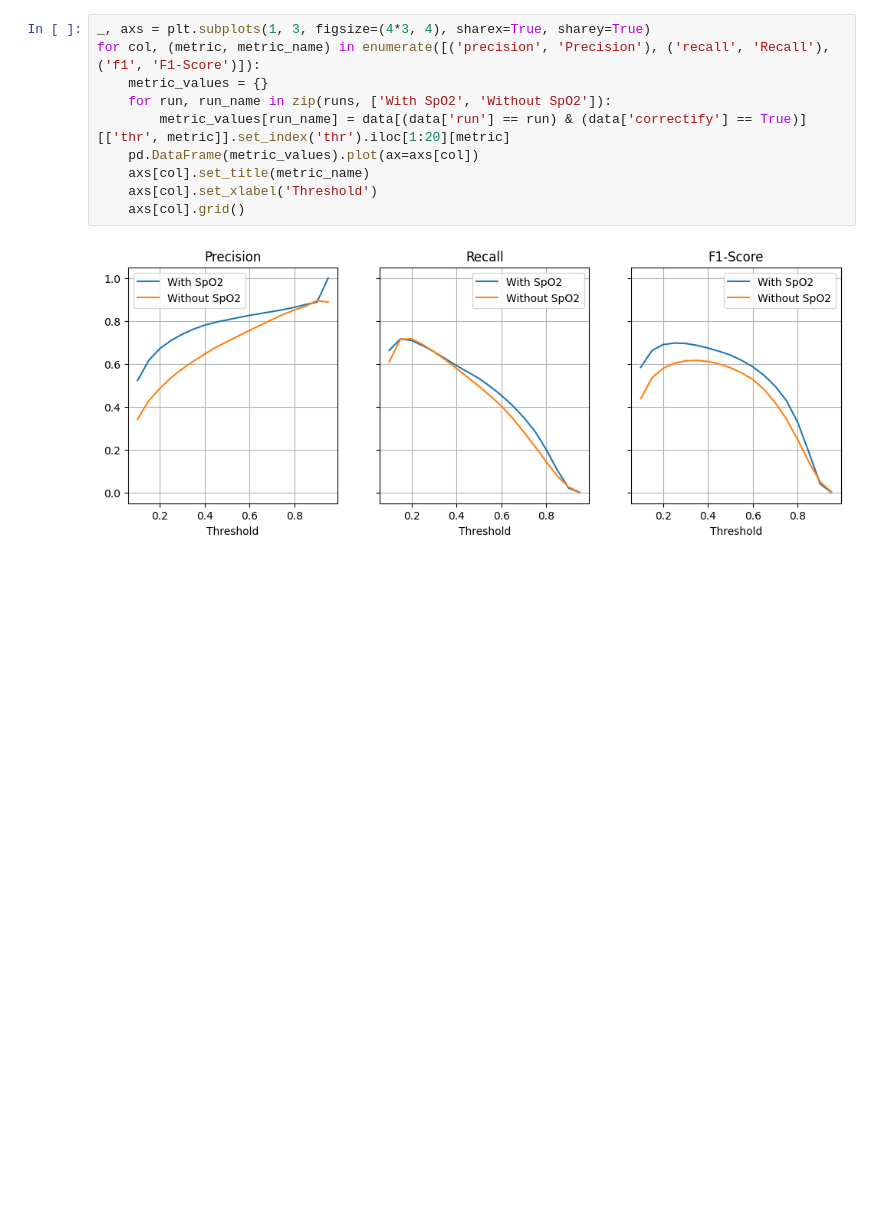
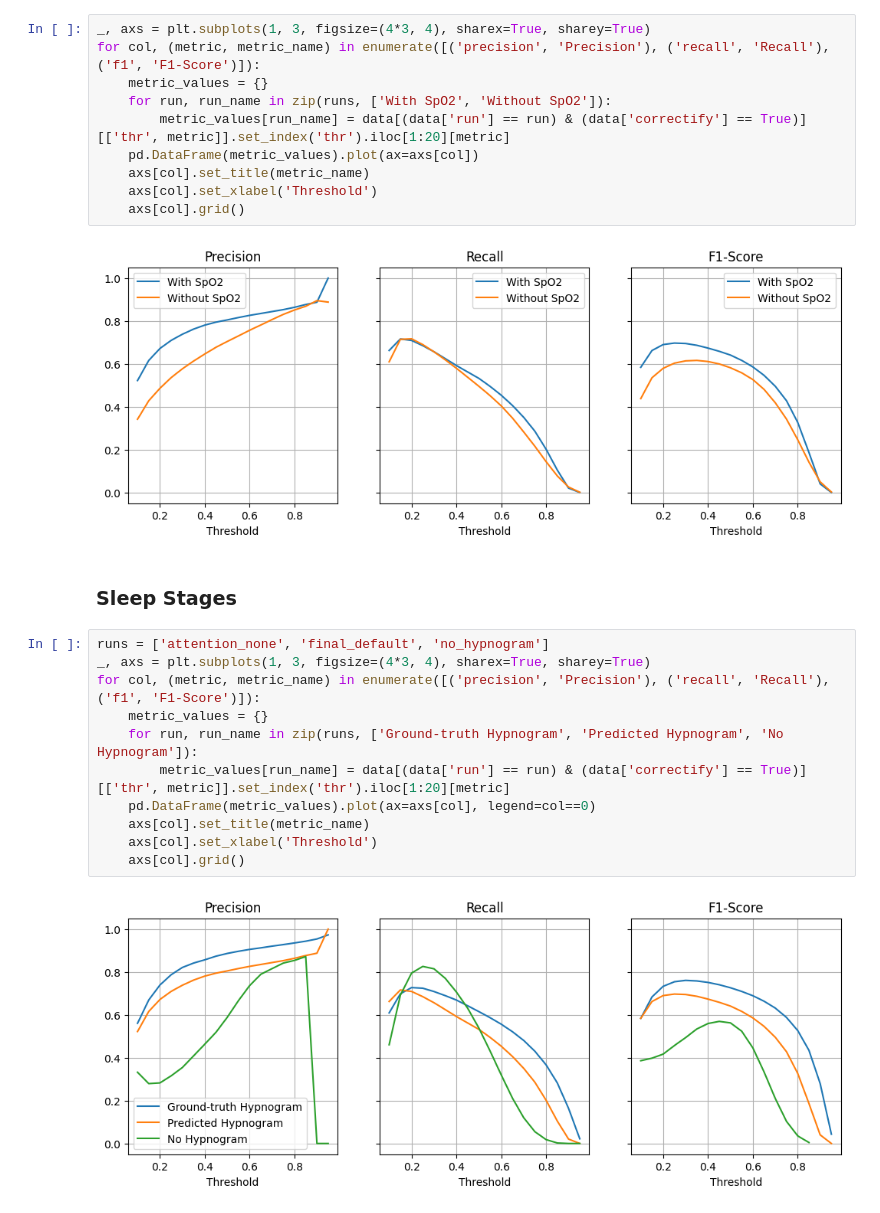
Before and after one commit to JulianBvW/Wearable-Sleep-Event-Detection, a Jupyter notebook: Notebooks/62_plot_generation.ipynb, the cells around one changed output. Saved outputs shown, nothing was run; the diff lists cells and outputs as text; blank space fills up the shorter version.

Commit message:
Paper Plots - Sleep Stages

```diff
--- a/Notebooks/62_plot_generation.ipynb
+++ b/Notebooks/62_plot_generation.ipynb
@@ -95,3 +95,18 @@ for col, (metric, metric_name) in enumerate([('precision', 'Precision'), ('recal
     axs[col].grid()
 # %% [output]
 [figure]
+# %% [markdown]
+### Sleep Stages
+# %%
+runs = ['attention_none', 'final_default', 'no_hypnogram']
+_, axs = plt.subplots(1, 3, figsize=(4*3, 4), sharex=True, sharey=True)
+for col, (metric, metric_name) in enumerate([('precision', 'Precision'), ('recall', 'Recall'), ('f1', 'F1-Score')]):
+    metric_values = {}
+    for run, run_name in zip(runs, ['Ground-truth Hypnogram', 'Predicted Hypnogram', 'No Hypnogram']):
+        metric_values[run_name] = data[(data['run'] == run) & (data['correctify'] == True)][['thr', metric]].set_index('thr').iloc[1:20][metric]
+    pd.DataFrame(metric_values).plot(ax=axs[col], legend=col==0)
+    axs[col].set_title(metric_name)
+    axs[col].set_xlabel('Threshold')
+    axs[col].grid()
+# %% [output]
+[figure, added]
```
Also changed, not shown: parts of 3 cells of this notebook, 2 other files.
